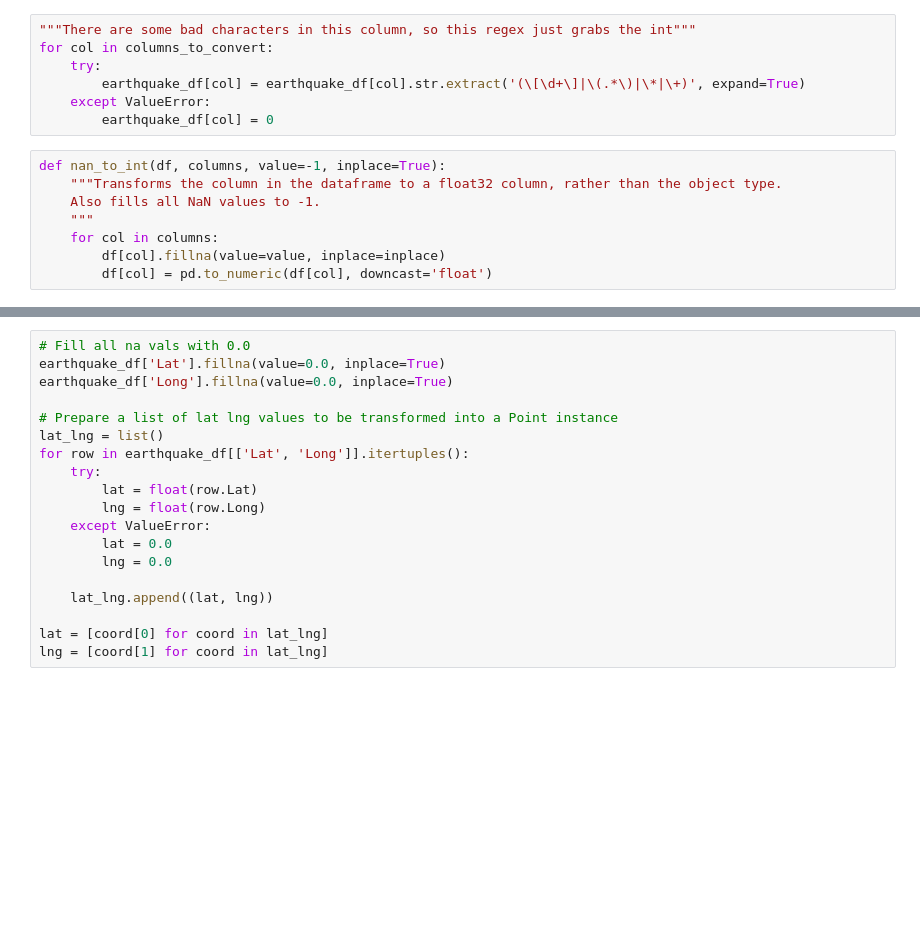
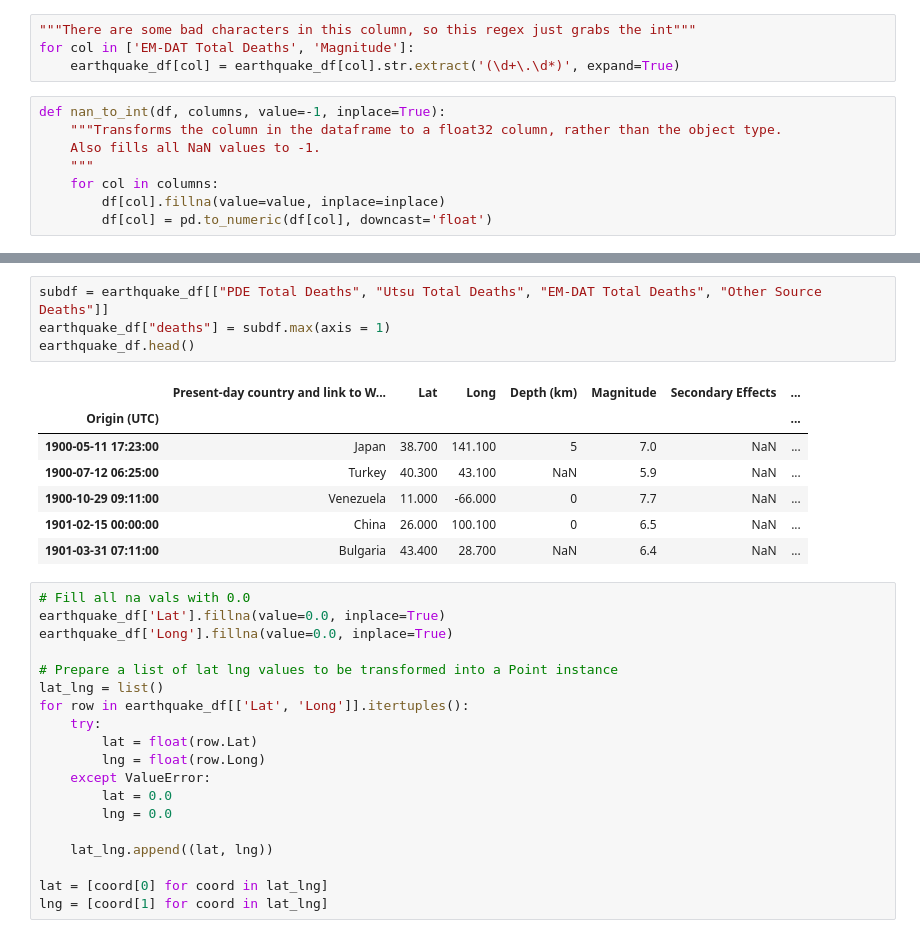
Before and after one commit to smitamisra/StrikingRobo_Earthquakes, a Jupyter notebook: TP_DQ3.ipynb, the cells around one changed output, grey strips where cells are left out. Drawn from its saved outputs; the diff is of its cells as text; blank space fills up the shorter version.

```diff
--- a/TP_DQ3.ipynb
+++ b/TP_DQ3.ipynb
@@ -87,10 +141,7 @@ columns_to_convert = ['PDE Total Deaths', 'PDE Shaking Deaths', 'Utsu Total Deat
 # %%
 """There are some bad characters in this column, so this regex just grabs the int"""
-for col in columns_to_convert:
-    try:
-        earthquake_df[col] = earthquake_df[col].str.extract('(\[\d+\]|\(.*\)|\*|\+)', expand=True)
-    except ValueError:
-        earthquake_df[col] = 0
+for col in ['EM-DAT Total Deaths', 'Magnitude']:
+    earthquake_df[col] = earthquake_df[col].str.extract('(\d+\.\d*)', expand=True)
 # %%
 def nan_to_int(df, columns, value=-1, inplace=True):
     """Transforms the column in the dataframe to a float32 column, rather than the object type.
@@ -115,3 +175,15 @@ earthquake_df.head()
+# %%
+subdf = earthquake_df[["PDE Total Deaths", "Utsu Total Deaths", "EM-DAT Total Deaths", "Other Source Deaths"]]
+earthquake_df["deaths"] = subdf.max(axis = 1)
+earthquake_df.head()
+# %% [output]
+|  | Present-day country and link to W... | Lat | Long | Depth (km) | Magnitude | Secondary Effects | ... |
+| Origin (UTC) |  |  |  |  |  |  | ... |
+| 1900-05-11 17:23:00 | Japan | 38.700 | 141.100 | 5 | 7.0 | NaN | ... |
+| 1900-07-12 06:25:00 | Turkey | 40.300 | 43.100 | NaN | 5.9 | NaN | ... |
+| 1900-10-29 09:11:00 | Venezuela | 11.000 | -66.000 | 0 | 7.7 | NaN | ... |
+| 1901-02-15 00:00:00 | China | 26.000 | 100.100 | 0 | 6.5 | NaN | ... |
+| 1901-03-31 07:11:00 | Bulgaria | 43.400 | 28.700 | NaN | 6.4 | NaN | ... |
 # %%
 # Fill all na vals with 0.0
 earthquake_df['Lat'].fillna(value=0.0, inplace=True)
```
Also changed, not shown: parts of 8 cells of this notebook.
